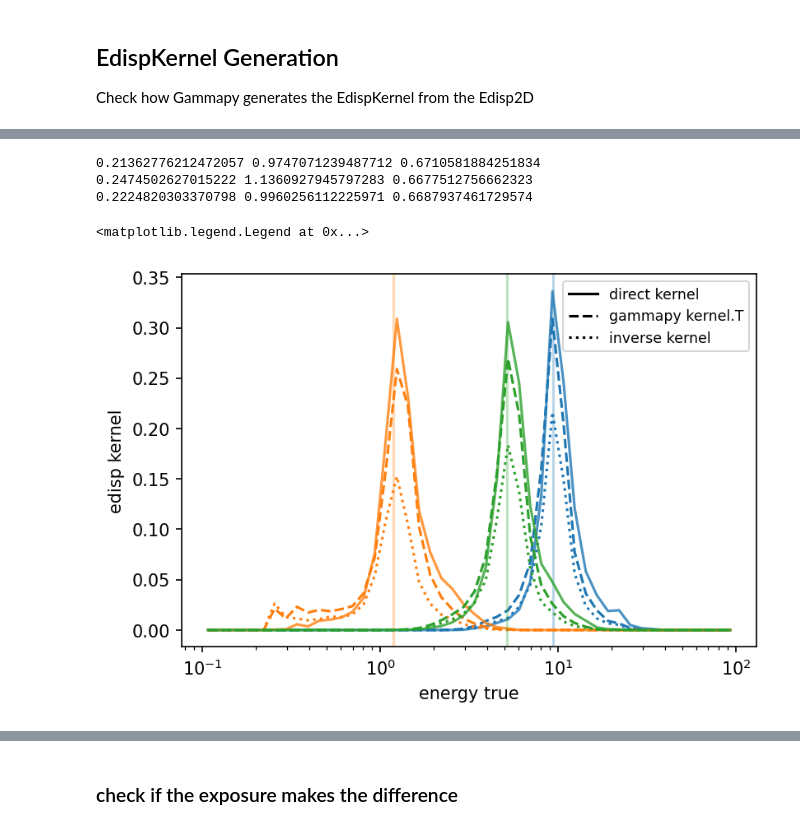
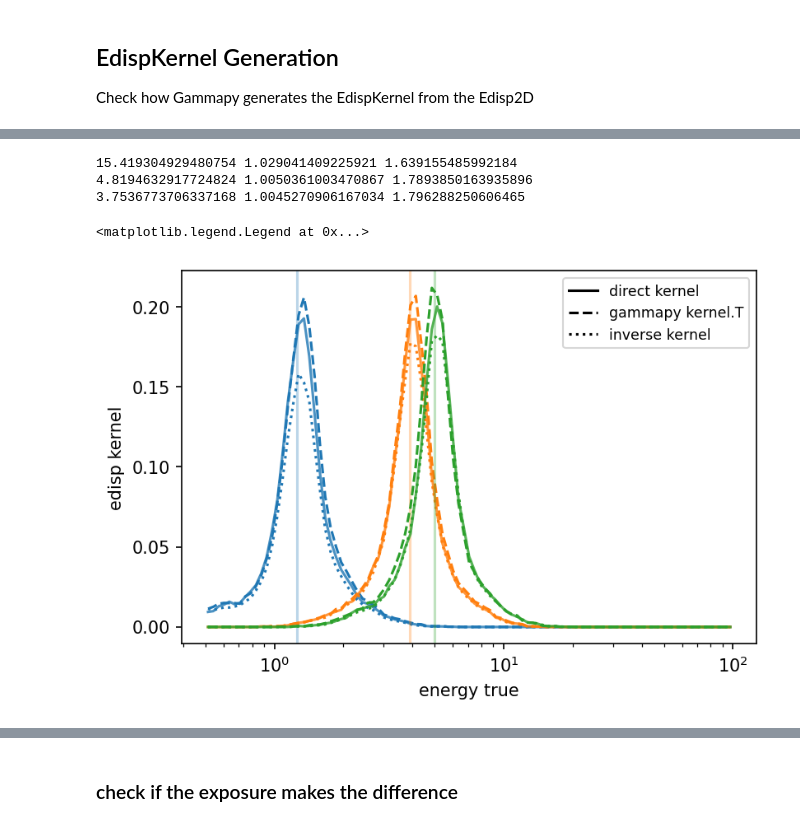
Before and after one commit to gammapy/gammapy-unbinned-analysis, a Jupyter notebook: Tims_UnbinnedDataset/example_edispkernel.ipynb, the cells around one changed output, grey strips where cells are left out. Cells and saved outputs as stored; diff of their text form; code cells hidden in the pictures.

Commit message:
update to generate the edisp factors from DL3

```diff
--- a/Tims_UnbinnedDataset/example_edispkernel.ipynb
+++ b/Tims_UnbinnedDataset/example_edispkernel.ipynb
@@ -40,7 +40,7 @@ obs1 = data_store.get_observations(obs_id)[0]
 # %%
 crab_pos = SkyCoord(184.557, -5.784, unit='deg', frame='galactic')
 obs_pos=obs1.pointing_radec
-ebins = np.logspace(-1,2,49)
+ebins = np.geomspace(0.5,100,100) # a fine binning in true energy
 energy_axis = MapAxis.from_edges(
     ebins, unit="TeV", name="energy", interp="log"
 )
@@ -237,8 +251,8 @@ def make_edisp_factors(edisp2d, events, energy_axis_true, pointing, model_pos):
     edisp = EnergyDispersion2D(axes=[energy_axis_true,edisp2d.axes['migra'],edisp2d.axes['offset']],
                                data=data, interp_kwargs = edisp2d.interp_kwargs)
     edisp.normalize() # not sure if we want to normalize here
-    edisp.data *= dmigra.value # multiply with dmigra to get P
-#     edisp.data /= energy_axis_true.center.value[:,None,None]
+#     edisp.data *= dmigra.value # multiply with dmigra to get P
+    edisp.data /= energy_axis_true.center.value[:,None,None]
     values = edisp.evaluate(offset=offset,energy_true=energy_axis_true.center, migra=event_migra, method='linear')
     # cut by migra axis edges since we don't want extrapolation
     m_min, m_max = edisp2d.axes['migra'].edges[[0,-1]]
@@ -264,7 +278,7 @@ model_gauss.spectral_model.amplitude.value /= 10. # 10 times weaker signal than
 dataset.models=[model_gauss]
 # %%
 edisp2d= obs1.edisp
-events = obs1.events.select_energy([1,50]*u.TeV)
+events = obs1.events.select_energy([0.7,50]*u.TeV)
 events = events.select_offset([0.5,1]*u.deg)
 offsets = events.radec.separation(obs_pos)[:,None]
 offset = obs_pos.separation(model_gauss.position)
@@ -278,7 +292,7 @@ edisp_factors.shape
 # compare to the gammay EdispKernel (transposed)
 ek = edisp2d.to_edisp_kernel(offset=offset, energy_true=energy_axis_true.edges, energy=energy_axis.edges)
 # %%
-test=make_edisp_factors(obs1.edisp,events, energy_axis_true, obs1.pointing_radec, model_gauss.position)
+D=make_edisp_factors(obs1.edisp,events, energy_axis_true, obs1.pointing_radec, model_gauss.position)
 exp_fac = make_exposure_factors(obs1.aeff, obs_pos,
                                 model_gauss.position,
                                 obs1.fixed_pointing_info.duration, energy_axis_true)
@@ -291,26 +307,28 @@ exp_fac = make_exposure_factors(obs1.aeff, obs_pos,
 # %%
+# the shapes of the Kernels agree nicely, only the scaling is different.
+# In the end we don't care about the scaling since it will be a constant in the log likelihood
 plt.figure(dpi=150)
 for i in [50,52,54]:
-    l=plt.semilogx(energy_axis_true.center, test[i,:]*5, alpha=0.8)
+    l=plt.semilogx(energy_axis_true.center, D[i,:]*event_e[i]/10, alpha=0.8)
     c=l[0].get_color()
     plt.axvline(events.energy[i].value, c=c, alpha=0.3)
 
     idx=np.argmin(np.abs(events.energy[i]-energy_axis_true.center))
-    plt.plot(energy_axis_true.center,ek.pdf_matrix[:,idx], color=c, ls='--')
+    plt.plot(energy_axis_true.center,ek.pdf_matrix[:,idx]*2, color=c, ls='--')
     plt.plot(energy_axis_true.center,edisp_factors[i,:], color=c, ls=':')
-    print(test[i,:].sum(), ek.pdf_matrix[:,idx].sum(), edisp_factors[i,:].sum())
+    print(D[i,:].sum(), ek.pdf_matrix[:,idx].sum(), edisp_factors[i,:].sum())
 
 plt.xlabel('energy true')
 plt.ylabel("edisp kernel")
 # plt.ylim(0,1)
 
 plt.plot([],[],c='k', label='direct kernel')
 plt.plot([],[],c='k', ls='--', label='gammapy kernel.T')
 plt.plot([],[],c='k', ls=':', label='inverse kernel')
 plt.legend(fontsize='small')
 # %% [output]
-0.21362776212472057 0.9747071239487712 0.6710581884251834
-0.2474502627015222 1.1360927945797283 0.6677512756662323
-0.2224820303370798 0.9960256112225971 0.6687937461729574
+15.419304929480754 1.029041409225921 1.639155485992184
+4.8194632917724824 1.0050361003470867 1.7893850163935896
+3.7536773706337168 1.0045270906167034 1.796288250606465
 <matplotlib.legend.Legend at 0x...>
-[figure, old version]
+[figure, new version]
```
Also changed, not shown: parts of 36 cells of this notebook.
